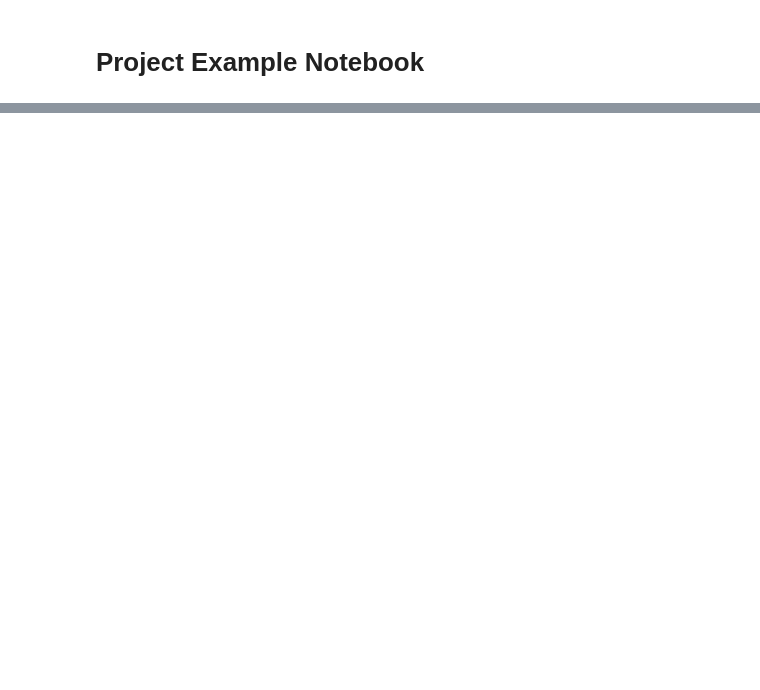
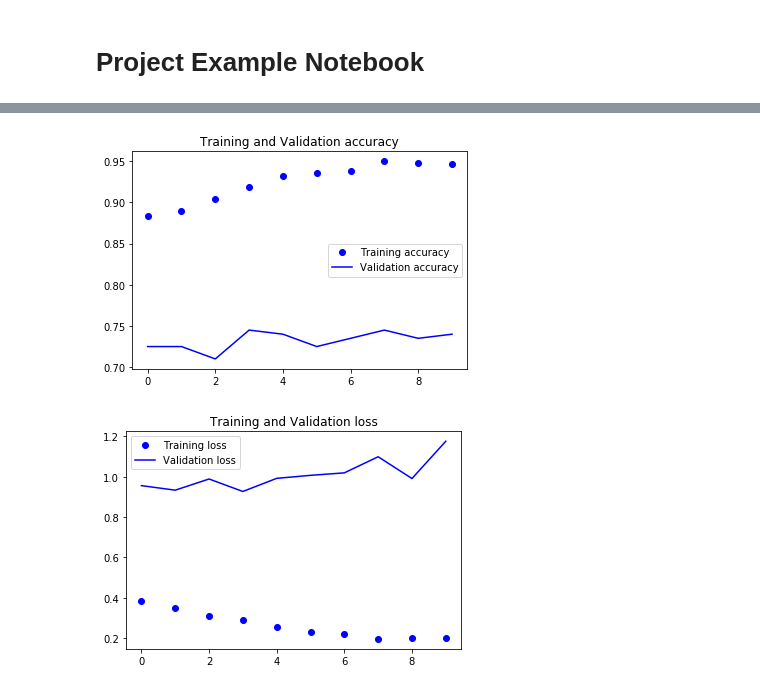
Before and after one commit to winstonlan/cs175-final-project, a Jupyter notebook: project_submission/project.ipynb, the cells around one changed output, grey strips where cells are left out. Saved outputs shown, nothing was run; the diff lists cells and outputs as text; code cells hidden in the pictures; blank space fills up the shorter version.

```diff
--- a/project_submission/project.ipynb
+++ b/project_submission/project.ipynb
@@ -61,5 +56,0 @@ Using TensorFlow backend.
-# %%
-X_train = X_train.reshape(-1, 28, 28, 1)
-X_test = X_test.reshape(-1, 28, 28, 1)
-print("Train {}".format(X_train.shape))
-print("Test {}".format(X_test.shape))
@@ -106,5 +56,0 @@ One Hot Label: [0. 0. 0. 0. 1. 0. 0. 0. 0. 0. 0. 0. 0. 0. 0. 0. 0. 0. 0. 0. 0. 0
-# %%
-X_train, X_valid, Y_train, Y_valid = train_test_split(X_train, Y_train_onehot, test_size=0.2)
-
-print("Train: {} {}".format(X_train.shape, Y_train.shape))
-print("Valid: {} {}".format(X_valid.shape, Y_valid.shape))
@@ -113,0 +60,13 @@ Valid: (59526, 28, 28, 1) (59526, 26)
+# %%
+
+from tensorflow.python.keras.optimizers import Adam
+from tensorflow.python.keras.layers import LeakyReLU, ELU
+from tensorflow.python.keras.models import Sequential
+from tensorflow.python.keras.layers import InputLayer, Input
+from tensorflow.python.keras.layers import Reshape, MaxPooling2D
+from tensorflow.python.keras.layers import Conv2D, Dense, Flatten
+from keras.utils import to_categorical
+
+from tensorflow.python.keras import initializers
+
+optimizer = Adam(lr=1e-3)
@@ -113,0 +127,4 @@ Valid: (59526, 28, 28, 1) (59526, 26)
+# %%
+model_train = model.fit(x=X_train,
+          y=train_Y_one_hot,
+          epochs=10, batch_size=128,verbose=1, validation_data=(X_test, test_Y_one_hot))
@@ -113,0 +158,19 @@ Valid: (59526, 28, 28, 1) (59526, 26)
+# %%
+accuracy = model_train.history['acc']
+val_accuracy = model_train.history['val_acc']
+loss = model_train.history['loss']
+val_loss = model_train.history['val_loss']
+epochs = range(len(accuracy))
+plt.plot(epochs, accuracy, 'bo', label='Training accuracy')
+plt.plot(epochs, val_accuracy, 'b', label='Validation accuracy')
+plt.title('Training and Validation accuracy')
+plt.legend()
+plt.figure()
+plt.plot(epochs, loss, 'bo', label='Training loss')
+plt.plot(epochs, val_loss, 'b', label='Validation loss')
+plt.title('Training and Validation loss')
+plt.legend()
+plt.show()
+# %% [output]
+[figure, added]
+[figure, added]
```
Also changed, not shown: parts of 25 cells of this notebook, 1 other file.
